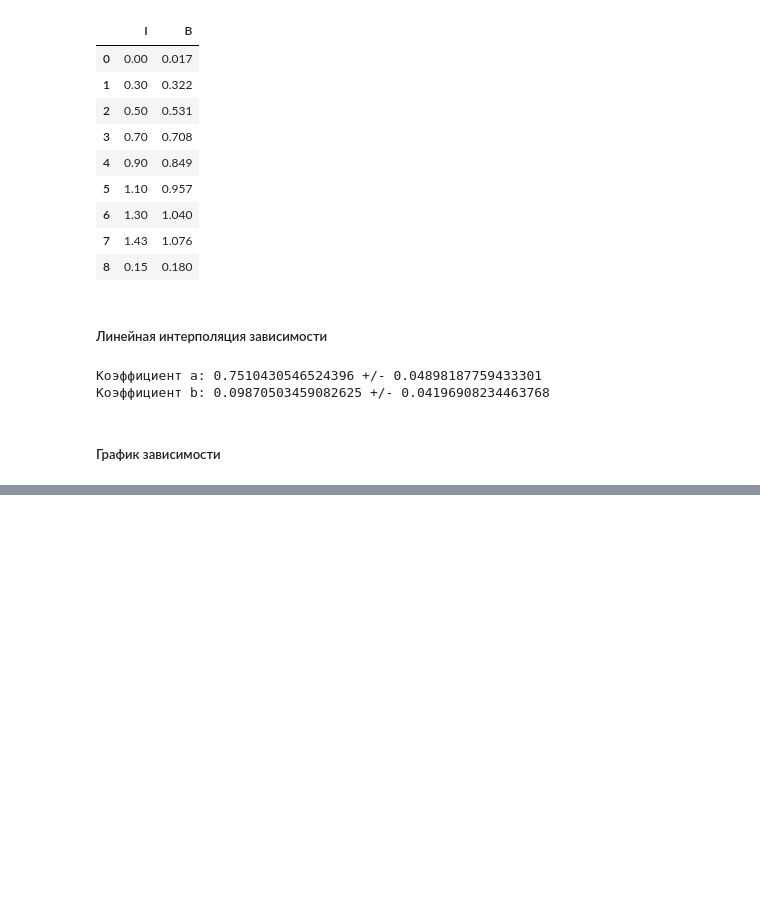
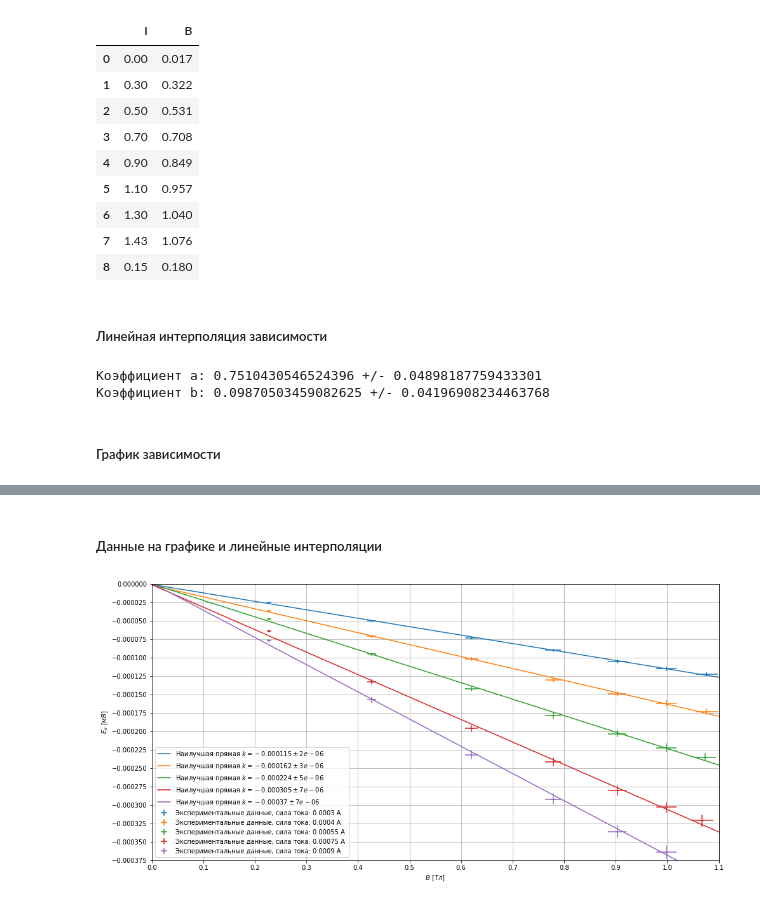
Before and after one commit to ShmakovVladimir/Labs, a Jupyter notebook: Электричество и Магнетизм/Эффект Холла/main.ipynb, the cells around one changed output, grey strips where cells are left out. Cells and saved outputs as stored; diff of their text form; code cells hidden in the pictures; blank space fills up the shorter version.

```diff
--- a/Электричество и Магнетизм/Эффект Холла/main.ipynb
+++ b/Электричество и Магнетизм/Эффект Холла/main.ipynb
@@ -62,0 +76,4 @@ plt.show()
+# %%
+#данные полученные в работе
+data = pd.read_csv("data.csv")
+data
@@ -62,0 +98,5 @@ plt.show()
+# %%
+#переведем значения в си
+data['U']*=np.power(0.1,3)
+data['I_2']*=np.power(0.1,3)
+data
@@ -62,0 +123,31 @@ plt.show()
+# %% [markdown]
+##### Данные на графике и линейные интерполяции
+# %%
+fig,ax = plt.subplots(figsize = (16,8))
+MNK,xLine = [],np.linspace(0,1.5,1000)
+for current in np.unique(data['I_2'].to_numpy()):
+    xData = MagnetDataInterp(data[(abs(current - data.I_2)<0.0001)]['I'].to_numpy()[1::])
+    yData = data[(abs(current - data.I_2)<0.00001)]['U'].to_numpy()[1::]-data[(abs(current - data.I_2)<0.00001)]['U'].to_numpy()[0]
+    MNK.append(linregress(xData,yData))
+    yLine = MNK[-1].slope*xLine+MNK[-1].intercept
+    p = plt.errorbar(xData,yData,
+                xerr = 0.02*xData,
+                yerr = 0.025*yData,
+                fmt = '_',
+                label = 'Экспериментальные данные, cила тока: '+str(round(current,5))+' А ')
+    plt.plot(xLine,
+            yLine,
+            color = p[0].get_color(),
+            label = r'Наилучшая прямая $k = '+str(round(MNK[-1].slope,6))+' \pm '+str(round(MNK[-1].stderr,6))+'$')
+
+plt.xlim((0,1.1))
+plt.ylim((-0.00035,0))
+plt.xticks(np.arange(0,1.2,0.1))
+plt.yticks(np.arange(0,-0.4,-0.025)*np.power(0.1,3))
+plt.xlabel(r"$B \ [Тл]$")
+plt.ylabel(r"$E_{x} \ [мВ]$")
+plt.legend(fontsize=10,loc = 'lower left')
+plt.grid()
+plt.show()
+# %% [output]
+[figure, added]
```
Also changed, not shown: parts of 16 cells of this notebook, 3 other files.
